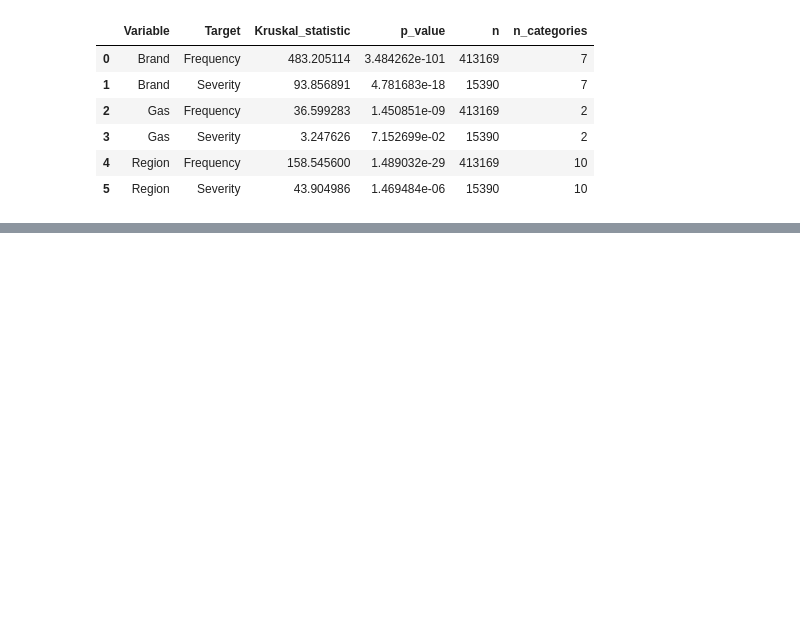
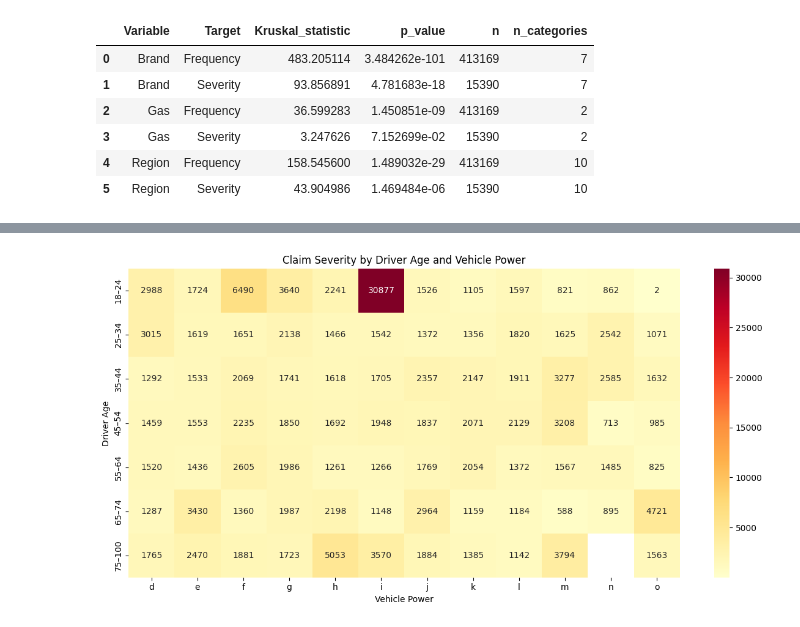
Before and after one commit to kacperskora/Licencjat_DS, a Jupyter notebook: notebooks/02_EDA.ipynb, the cells around one changed output, grey strips where cells are left out. Saved outputs shown, nothing was run; the diff lists cells and outputs as text; code cells hidden in the pictures; blank space fills up the shorter version.

```diff
--- a/notebooks/02_EDA.ipynb
+++ b/notebooks/02_EDA.ipynb
@@ -706,0 +779,22 @@ categorical_results
+# %%
+severity_matrix = (
+    summary["Severity"]
+    .unstack("Power")
+)
+
+plt.figure(figsize=(12, 6))
+
+sns.heatmap(
+    severity_matrix,
+    annot=True,
+    fmt=".0f",
+    cmap="YlOrRd"
+)
+
+plt.title("Claim Severity by Driver Age and Vehicle Power")
+plt.xlabel("Vehicle Power")
+plt.ylabel("Driver Age")
+plt.tight_layout()
+plt.show()
+# %% [output]
+[figure, added]
```
Also changed, not shown: parts of 10 cells of this notebook.
